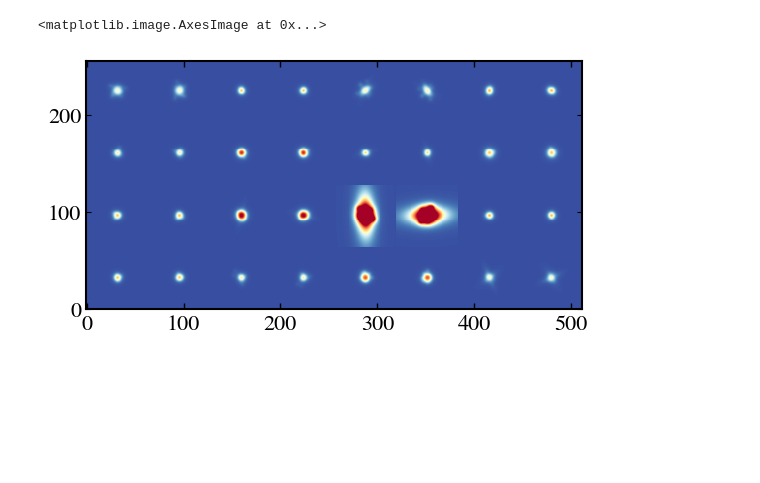
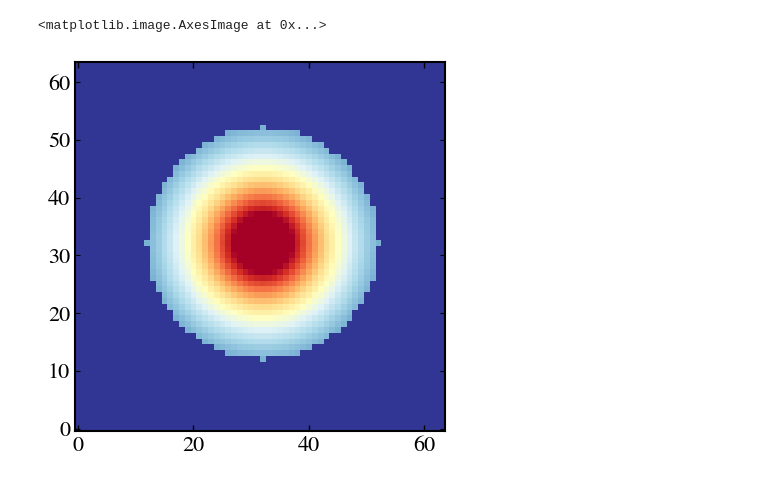
Before and after one commit to mr-superonion/FPFS, a Jupyter notebook: docs/examples/notebooks/7_simulate_beyond_affine.ipynb, the cells around one changed output. Saved outputs shown, nothing was run; the diff lists cells and outputs as text; code cells hidden in the pictures; blank space fills up the shorter version.

```diff
--- a/docs/examples/notebooks/7_simulate_beyond_affine.ipynb
+++ b/docs/examples/notebooks/7_simulate_beyond_affine.ipynb
@@ -162,6 +9,0 @@ plt.imshow(sim_img2,aspect='equal',cmap='RdYlBu_r',origin='lower',interpolation=
-# %%
-plt.imshow(sim_img*0.70+sim_img2*0.3,aspect='equal',cmap='RdYlBu_r',origin='lower',interpolation='None',\
-             norm=simple_norm(sim_img,'asinh',asinh_a=0.1,min_cut=-0.01,max_cut=0.8))
-# %% [output]
-<matplotlib.image.AxesImage at 0x...>
-[figure, removed]
@@ -167,0 +33,12 @@ plt.imshow(sim_img*0.70+sim_img2*0.3,aspect='equal',cmap='RdYlBu_r',origin='lowe
+# %%
+flux = 40
+scale = 0.2
+nn = 64
+sersic_gal = galsim.Sersic(n=1.5, half_light_radius=1.5, flux=flux, trunc=4)
+stamp = fpfs.simutil.Stamp(nn=nn, scale=scale)
+gal_array = stamp.sample_galaxy(sersic_gal)
+plt.close()
+fpfs.pltutil.make_plot_image(gal_array)
+# %% [output]
+<matplotlib.image.AxesImage at 0x...>
+[figure, added]
```
Also changed, not shown: parts of 11 cells of this notebook, 3 other files.
